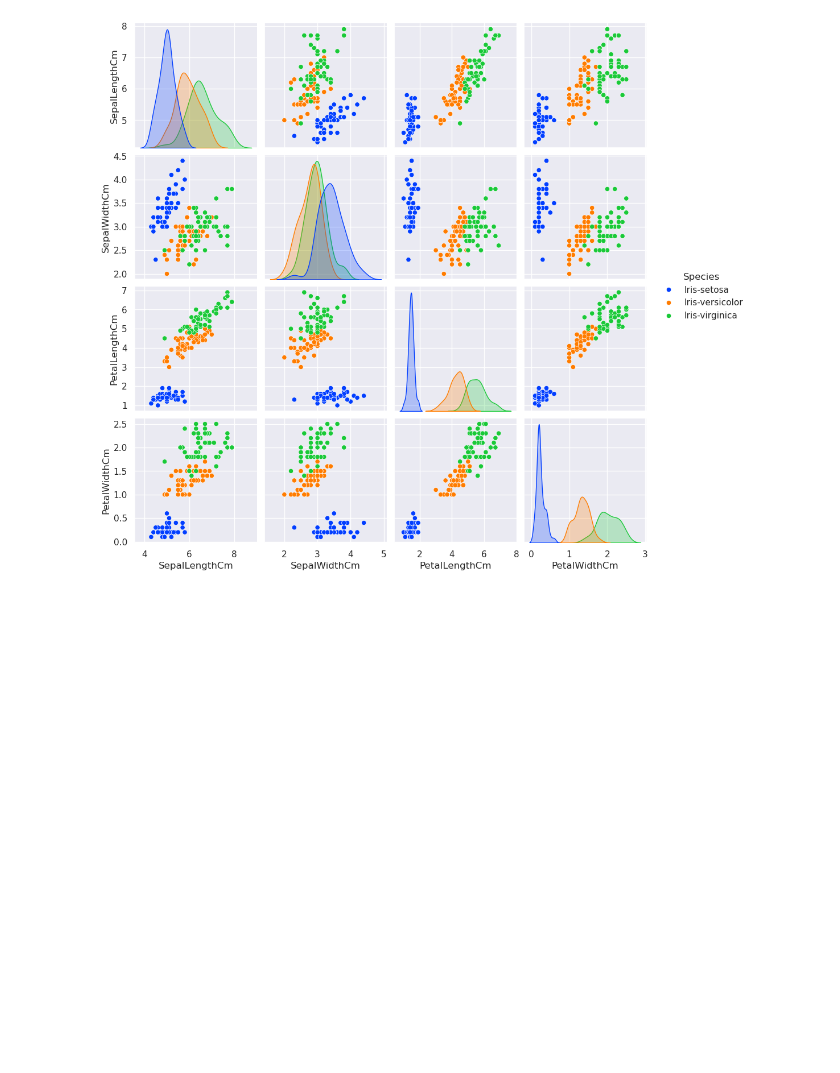
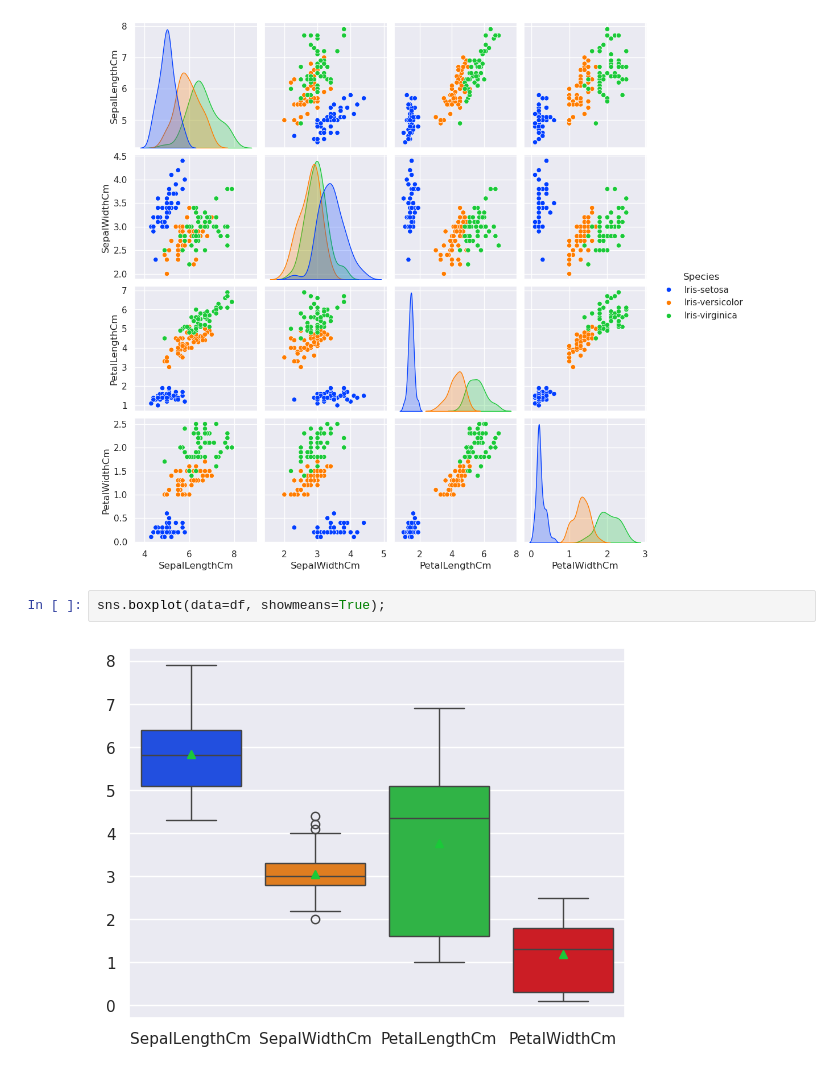
Before and after one commit to HilarioMarques/Classificacao_AlgoritmosLineares_BaseIris-, a Jupyter notebook: notebooks/AnaliseExploratoria.ipynb, the cells around one changed output. Drawn from its saved outputs; the diff is of its cells as text; blank space fills up the shorter version.

```diff
--- a/notebooks/AnaliseExploratoria.ipynb
+++ b/notebooks/AnaliseExploratoria.ipynb
@@ -97,3 +97,7 @@ memory usage: 6.0+ KB
 sns.pairplot(df, hue="Species");
 # %% [output]
 [figure]
+# %%
+sns.boxplot(data=df, showmeans=True);
+# %% [output]
+[figure, added]
```
Also changed, not shown: parts of 1 cell of this notebook.
